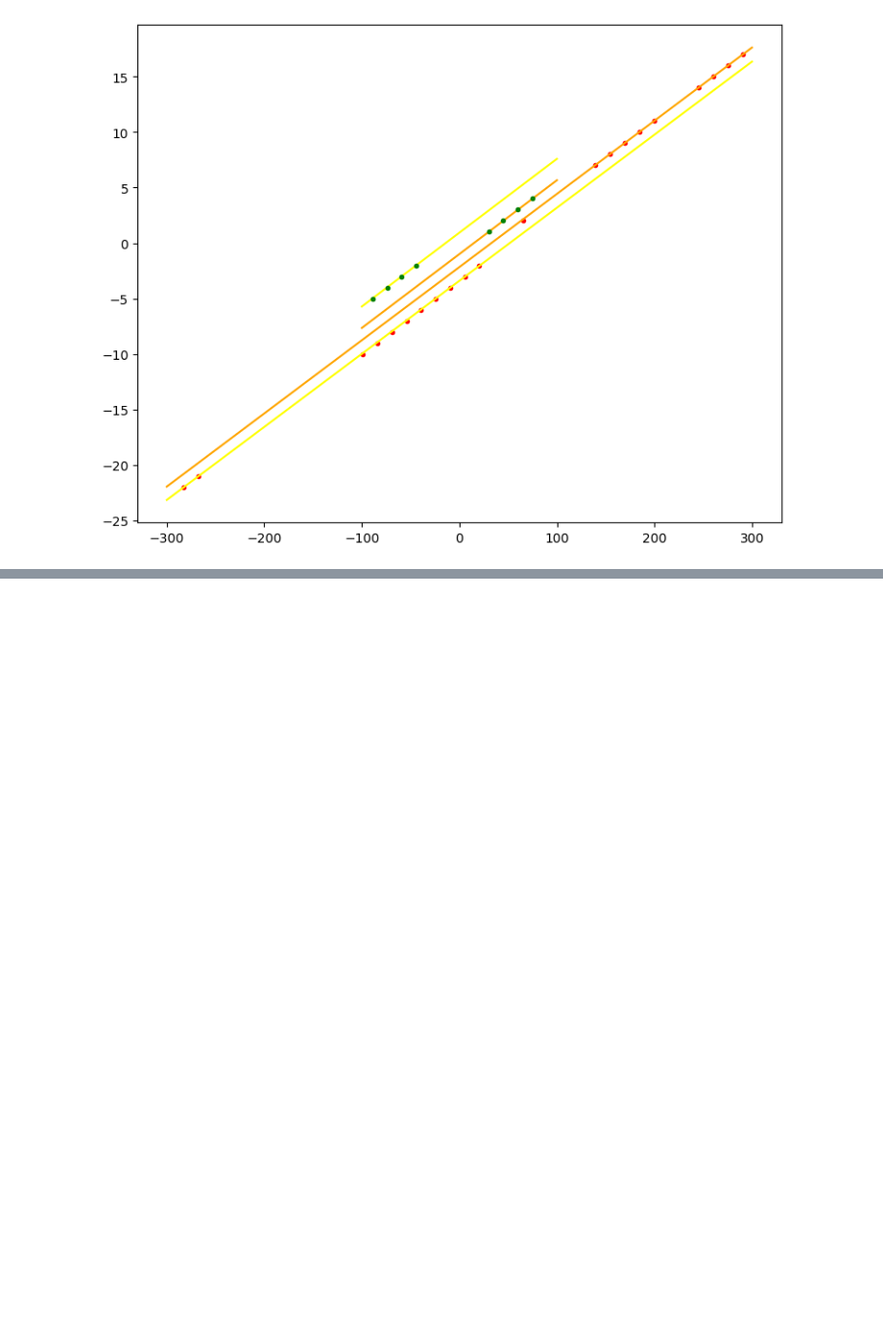
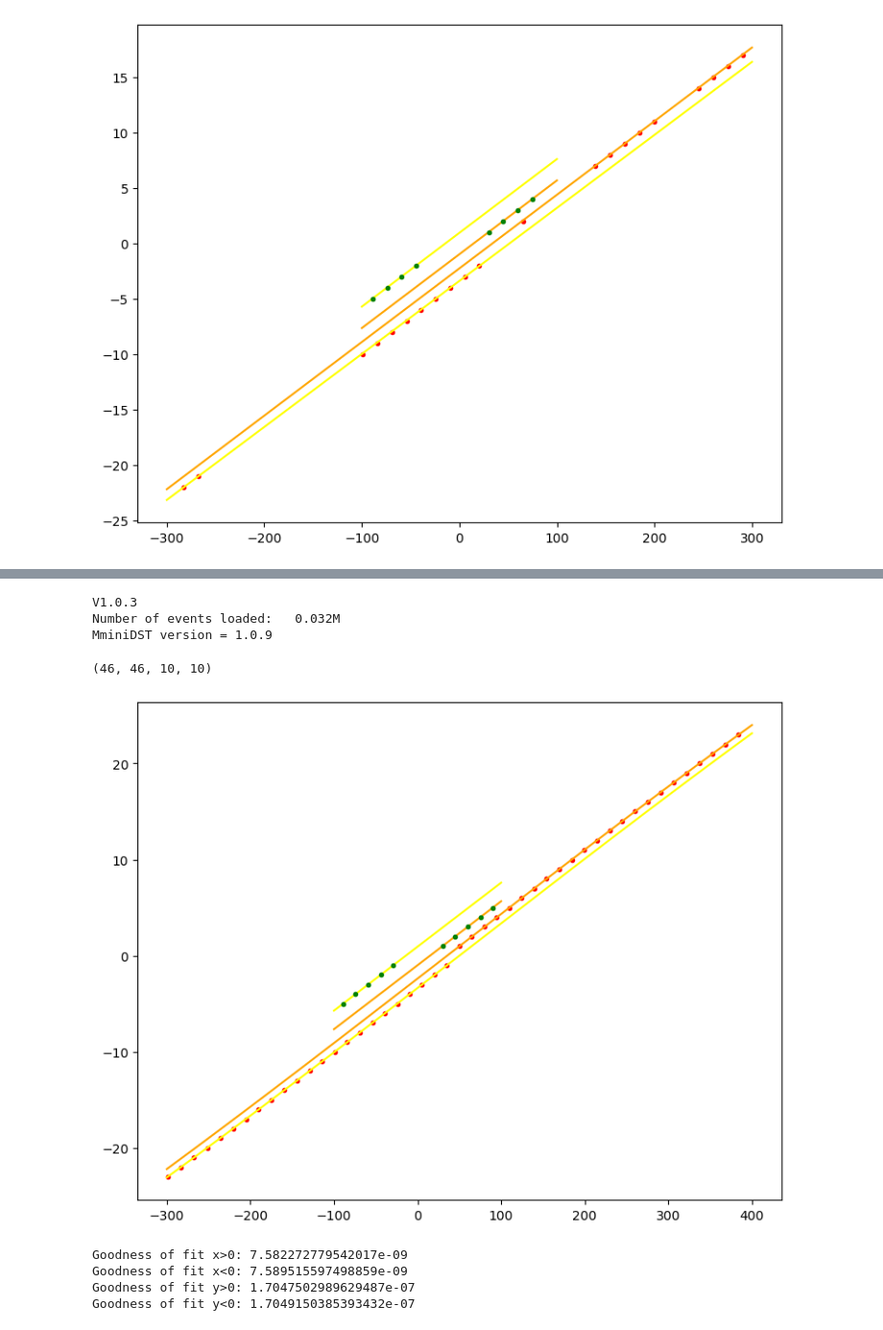
Before and after one commit to mholtrop/Analysis, a Jupyter notebook: MC2021/Ecal_pos_to_index.ipynb, the cells around one changed output, grey strips where cells are left out. Shown at 96% size. Saved outputs shown, nothing was run; the diff lists cells and outputs as text; code cells hidden in the pictures; blank space fills up the shorter version.

```diff
--- a/MC2021/Ecal_pos_to_index.ipynb
+++ b/MC2021/Ecal_pos_to_index.ipynb
@@ -65,5 +54,0 @@ print([x[0] for x in results])
-# %%
-rfit_x1 = Polynomial.fit(ix[ix>0], fx[ix>0], 1, domain=[-30,30], window=[-30,30])
-rfit_x2 = Polynomial.fit(ix[ix<0], fx[ix<0], 1, domain=[-30,30], window=[-30,30])
-rfit_y1 = Polynomial.fit(iy[iy>0], fy[iy>0], 1, domain=[-5,5], window=[-5,5])
-rfit_y2 = Polynomial.fit(iy[iy<0], fy[iy<0], 1, domain=[-5,5], window=[-5,5])
@@ -91,0 +66,72 @@ rresults = [rfit_x1.coef, rfit_x2.coef, rfit_y1.coef, rfit_y2.coef]
+# %%
+import sys
+sys.path.append("../Python")
+import ROOT as R
+R.gSystem.Load("/data/HPS/lib/libMiniDST")
+R.gSystem.Load("lib/libMC2021")
+R.gInterpreter.ProcessLine('''auto EAC = Ecal_Analysis_Class();''')   # This is key. It puts the EAC in C++ space.
+print(f"{R.EAC.Version()}")
+ch = R.TChain("MiniDST")
+ch.Add("/data/HPS/data/physrun2021/sim_2021/new_e-_3.0GeV*.root")
+print(f"Number of events loaded: {ch.GetEntries()/1e6:7.3f}M")
+mdst = R.MiniDst()          # Initiate the class
+mdst.use_mc_particles=True  # Tell it to look for the MC Particles in the TTree
+mdst.use_ecal_cluster_uncor = True;
+mdst.use_mc_scoring =True;
+mdst.DefineBranchMap()      # Define the map of all the branches to the contents of the TTree
+mdst.SetBranchAddressesOnTree(ch) # Connect the TChain (which contains the TTree) to the class.
+print(f"MminiDST version = {mdst._version_()}")
+event = 1
+# %% [output]
+V1.0.3
+Number of events loaded:   0.032M
+MminiDST version = 1.0.9
+# %%
+hit_map_x = {}
+hit_map_y = {}
+hit_mapr_x = {}
+hit_mapr_y = {}
+
+for event in range(ch.GetEntries()):
+   ch.GetEvent(event)
+   mdst.ecal_hit_x
+   for i in range(len(mdst.ecal_hit_x)):
+      hit_map_x[mdst.ecal_hit_index_x[i]] = mdst.ecal_hit_x[i]
+      hit_map_y[mdst.ecal_hit_index_y[i]] = mdst.ecal_hit_y[i]
+      hit_mapr_x[mdst.ecal_hit_x[i]] = mdst.ecal_hit_index_x[i]
+      hit_mapr_y[mdst.ecal_hit_y[i]] = mdst.ecal_hit_index_y[i]
+# %%
+len(hit_map_x.keys()),len(hit_mapr_x.keys()),len(hit_map_y.keys()),len(hit_mapr_y.keys())
+# %% [output]
+(46, 46, 10, 10)
+# %%
+ix = np.array(sorted(hit_map_x.keys()))
+fx = np.array([hit_map_x[ii] for ii in sorted(hit_map_x.keys())])
+iy = np.array(sorted(hit_map_y.keys()))
+fy = np.array([hit_map_y[ii] for ii in sorted(hit_map_y.keys())])
+# %%
+fit_x1 = Polynomial.fit(fx[ix>0], ix[ix>0], 3, domain=[-300,400], window=[-300,400])
+fit_x2 = Polynomial.fit(fx[ix<0], ix[ix<0], 3, domain=[-300,400], window=[-300,400])
+fit_y1 = Polynomial.fit(fy[iy>0], iy[iy>0], 1, domain=[-300,400], window=[-300,400])
+fit_y2 = Polynomial.fit(fy[iy<0], iy[iy<0], 1, domain=[-300,400], window=[-300,400])
+x_dat = np.linspace(-300,400,500)
+y_dat = np.linspace(-100,100,500)
+fig=plt.figure(figsize=(9,7))
+plt.plot(fx, ix, ".", color="red")
+plt.plot(x_dat,fit_x1(x_dat), color="orange")
+plt.plot(x_dat,fit_x2(x_dat), color="yellow")
+plt.plot(y_dat,fit_y1(y_dat), color="orange")
+plt.plot(y_dat,fit_y2(y_dat), color="yellow")
+plt.plot(fy, iy, ".", color="green")
+plt.show()
+results = [fit_x1.coef, fit_x2.coef, fit_y1.coef, fit_y2.coef]
+print(f"Goodness of fit x>0: {np.sum((fit_x1(fx[ix>0]) - ix[ix>0])**2)/len(ix>0)}")
+print(f"Goodness of fit x<0: {np.sum((fit_x2(fx[ix<0]) - ix[ix<0])**2)/len(ix<0)}")
+print(f"Goodness of fit y>0: {np.sum((fit_y1(fy[iy>0]) - iy[iy>0])**2)/len(iy>0)}")
+print(f"Goodness of fit y<0: {np.sum((fit_y2(fy[iy<0]) - iy[iy<0])**2)/len(iy<0)}")
+# %% [output]
+[figure, added]
+Goodness of fit x>0: 7.582272779542017e-09
+Goodness of fit x<0: 7.589515597498859e-09
+Goodness of fit y>0: 1.7047502989629487e-07
+Goodness of fit y<0: 1.7049150385393432e-07
```
Also changed, not shown: parts of 15 cells of this notebook, 7 other files.
